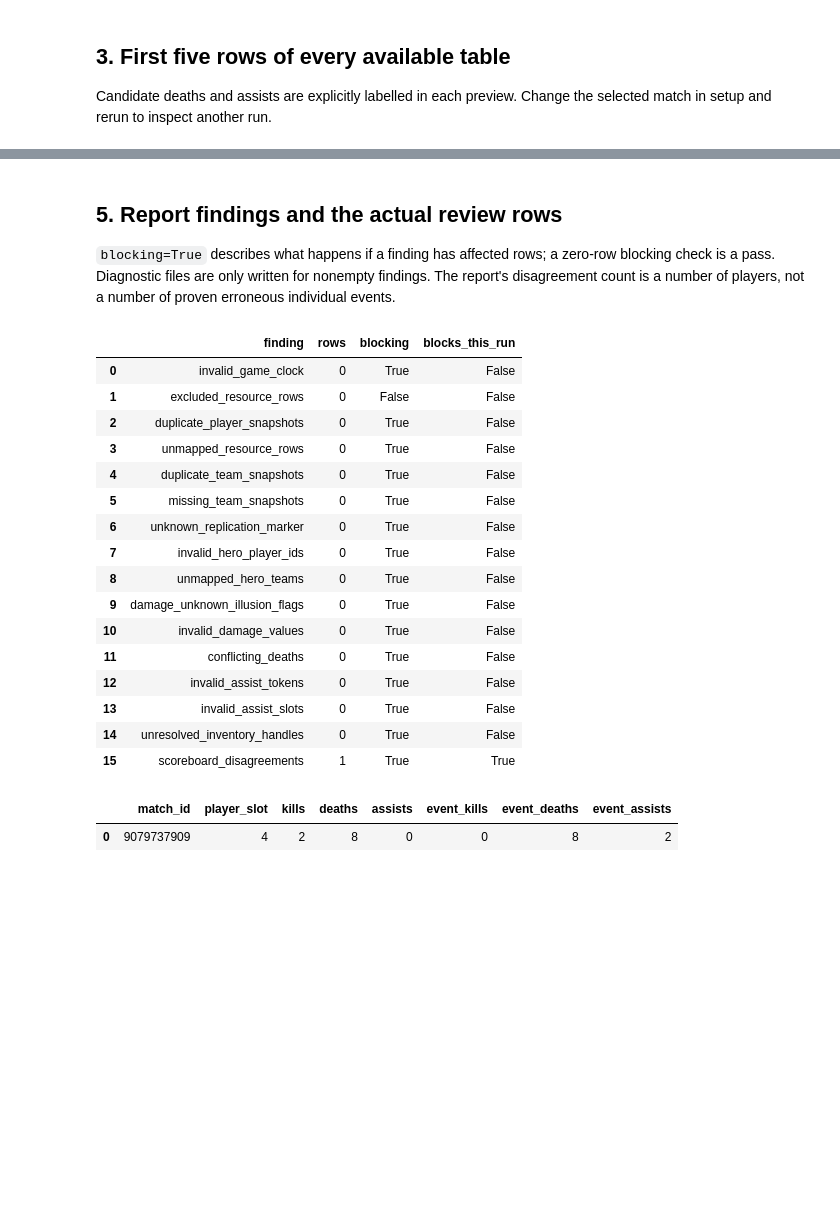
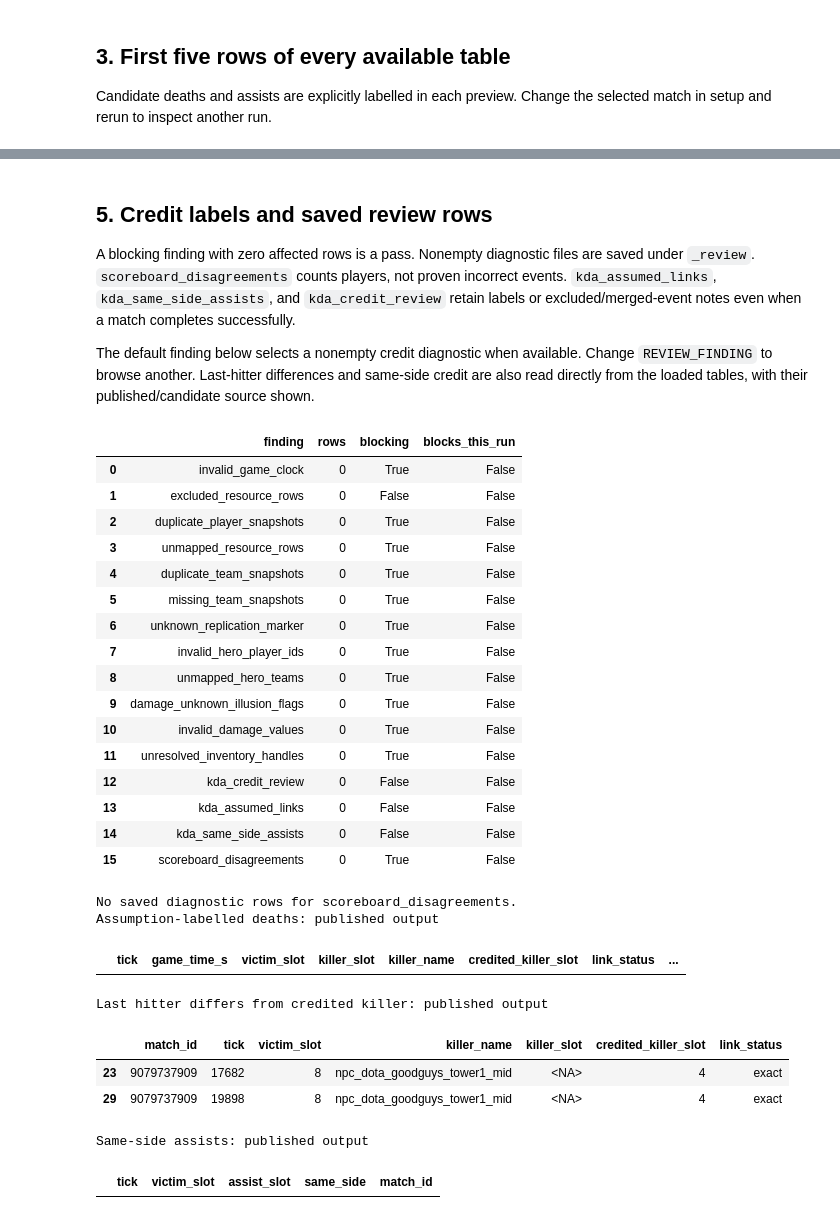
Before and after one commit to kohtw/dota-pipeline, a Jupyter notebook: notebooks/inspect_cleaned.ipynb, the cells around one changed output, grey strips where cells are left out. Saved outputs shown, nothing was run; the diff lists cells and outputs as text; code cells hidden in the pictures; blank space fills up the shorter version.

```diff
--- a/notebooks/inspect_cleaned.ipynb
+++ b/notebooks/inspect_cleaned.ipynb
@@ -75,12 +92,17 @@ for mid in match_ids:
     reports[mid] = report
     marker = CLEAN_DIR / "_complete" / f"match_id={mid}"
     marker_present = marker.exists() and any(p.is_file() for p in marker.rglob("*"))
-    ready = bool(marker_present and report and report.get("complete")
-                 and not report.get("preview") and not report.get("errors"))
+    ready = bool(marker_present and report and report.get("complete") is True
+                 and report.get("preview") is False and report.get("errors") == []
+                 and report.get("credit_method") == CREDIT_METHOD
+                 and report.get("contract_version") == CONTRACT_VERSION)
     run_rows.append({"match_id": mid, "report_found": report is not None,
         "preview": report.get("preview") if report else None,
         "report_complete": report.get("complete") if report else None,
-        "marker_present": marker_present, "ready": ready,
+        "marker_present": marker_present,
+        "credit_method": report.get("credit_method") if report else None,
+        "contract_version": report.get("contract_version") if report else None,
+        "ready": ready,
         "errors": "; ".join(report.get("errors", [])) if report else "Report missing"})
 run_status = pd.DataFrame(run_rows)
 display(run_status)
@@ -90,4 +112,5 @@ if MATCH_ID not in match_ids:
 report = reports[MATCH_ID]
 print("Selected match:", MATCH_ID)
 print("Report:", CLEAN_DIR / "_review" / f"match_id={MATCH_ID}" / "report.json")
+SELECTED_READY = bool(run_status.loc[run_status["match_id"].eq(MATCH_ID), "ready"].iloc[0])
 # %% [output]
@@ -127,13 +159,14 @@ for table in specs:
     candidate = CLEAN_DIR / "_review" / f"match_id={MATCH_ID}" / "candidates" / table / f"match_id={MATCH_ID}"
     expected = report.get("table_rows", {}).get(table) if report else None
     df = read_parts(regular, MATCH_ID)
-    source = "written table"; folder = regular
+    source = "published output" if SELECTED_READY else "written output - incomplete/unverified"
+    folder = regular
     if df is None:
         df = read_parts(candidate, MATCH_ID)
         source = "CANDIDATE - review only"; folder = candidate
     if df is None and table in OPTIONAL_EMPTY and expected == 0:
         df = empty_table(table)
-        source = "empty candidate" if table == "death_assists" and not bool(report.get("complete")) else "empty optional table"
+        source = "empty published table" if SELECTED_READY else "empty output - incomplete/unverified"
     if df is None:
         source = "MISSING"
     else:
@@ -143,6 +176,7 @@ for table in specs:
         "count_matches_report": len(df) == expected if df is not None and expected is not None else None})
 table_status = pd.DataFrame(table_rows)
 display(table_status)
-print("Written tables in a preview/incomplete run still have no completion guarantee.")
+print("Selected match:", "completed counter-based output" if SELECTED_READY else "incomplete/unverified output")
+print("Missing tables, row-count differences and schema problems remain visible below.")
 # %% [output]
 |  | table | source | loaded_rows | reported_rows | count_matches_report |
@@ -224,7 +263,10 @@ for table, df in tables.items():
     checks.append({"table": table, "source": sources[table], "missing_columns": ", ".join(missing),
         "rows_with_required_nulls": int(df[required].isna().any(axis=1).sum()),
         "repeated_key_groups": repeated,
-        "empty_required_table": df.empty and table not in OPTIONAL_EMPTY})
+        "empty_required_table": df.empty and table not in OPTIONAL_EMPTY,
+        "invalid_link_statuses": int((~df["link_status"].isin(
+            ["exact", "participant_assumed", "same_side_possible"])).sum())
+            if table == "deaths" and "link_status" in df else None})
     for path in sorted(folders[table].glob("*.parquet")):
         schema = pq.ParquetFile(path).schema_arrow
         for c in spec["columns"]:
@@ -276,42 +318,69 @@ Physical type mismatches:
 | 27 | player_stats | tower_damage | DOUBLE PRECISION | double | True |
 | 28 | player_stats | healing | DOUBLE PRECISION | double | True |
 # %% [markdown]
-## 5. Report findings and the actual review rows
+## 5. Credit labels and saved review rows
 
-`blocking=True` describes what happens if a finding has affected rows; a zero-row blocking check
-is a pass. Diagnostic files are only written for nonempty findings. The report's disagreement
-count is a number of players, not a number of proven erroneous individual events.
+A blocking finding with zero affected rows is a pass. Nonempty diagnostic files are
+saved under `_review`. `scoreboard_disagreements` counts players, not proven incorrect
+events. `kda_assumed_links`, `kda_same_side_assists`, and `kda_credit_review` retain
+labels or excluded/merged-event notes even when a match completes successfully.
+
+The default finding below selects a nonempty credit diagnostic when available. Change
+`REVIEW_FINDING` to browse another. Last-hitter differences and same-side credit are
+also read directly from the loaded tables, with their published/candidate source shown.
 # %%
 findings = pd.DataFrame([{"finding": name, **details}
     for name, details in (report.get("findings", {}) if report else {}).items()])
 if not findings.empty:
     findings["blocks_this_run"] = findings["blocking"] & findings["rows"].gt(0)
 display(findings)
 review_dir = CLEAN_DIR / "_review" / f"match_id={MATCH_ID}"
-REVIEW_FINDING = "scoreboard_disagreements"
+nonempty_findings = [name for name, detail in (report.get("findings", {}) if report else {}).items()
+                     if detail.get("rows", 0) > 0]
+REVIEW_FINDING = next((name for name in ["kda_assumed_links", "kda_same_side_assists", "kda_credit_review"]
+                       if name in nonempty_findings), "scoreboard_disagreements")
 review_rows = read_parts(review_dir / REVIEW_FINDING)
 if review_rows is None:
     print(f"No saved diagnostic rows for {REVIEW_FINDING}.")
 else:
     display(review_rows)
+if "deaths" in tables and {"credited_killer_slot", "link_status"}.issubset(tables["deaths"].columns):
+    deaths = tables["deaths"]
+    print("Assumption-labelled deaths:", sources["deaths"])
+    display(deaths.loc[deaths["link_status"].ne("exact")])
+    print("Last hitter differs from credited killer:", sources["deaths"])
+    display(deaths.loc[deaths["credited_killer_slot"].notna()
+        & (deaths["killer_slot"].isna()
+           | deaths["killer_slot"].ne(deaths["credited_killer_slot"]).fillna(False)),
+        ["match_id", "tick", "victim_slot", "killer_name", "killer_slot", "credited_killer_slot", "link_status"]])
+if "death_assists" in tables and "same_side" in tables["death_assists"]:
+    print("Same-side assists:", sources["death_assists"])
+    display(tables["death_assists"].loc[tables["death_assists"]["same_side"].fillna(False)])
 # %% [output]
 |  | finding | rows | blocking | blocks_this_run |
 | 0 | invalid_game_clock | 0 | True | False |
 | 1 | excluded_resource_rows | 0 | False | False |
 | 2 | duplicate_player_snapshots | 0 | True | False |
 | 3 | unmapped_resource_rows | 0 | True | False |
 | 4 | duplicate_team_snapshots | 0 | True | False |
 | 5 | missing_team_snapshots | 0 | True | False |
 | 6 | unknown_replication_marker | 0 | True | False |
 | 7 | invalid_hero_player_ids | 0 | True | False |
 | 8 | unmapped_hero_teams | 0 | True | False |
 | 9 | damage_unknown_illusion_flags | 0 | True | False |
 | 10 | invalid_damage_values | 0 | True | False |
-| 11 | conflicting_deaths | 0 | True | False |
-| 12 | invalid_assist_tokens | 0 | True | False |
-| 13 | invalid_assist_slots | 0 | True | False |
-| 14 | unresolved_inventory_handles | 0 | True | False |
-| 15 | scoreboard_disagreements | 1 | True | True |
+| 11 | unresolved_inventory_handles | 0 | True | False |
+| 12 | kda_credit_review | 0 | False | False |
+| 13 | kda_assumed_links | 0 | False | False |
+| 14 | kda_same_side_assists | 0 | False | False |
+| 15 | scoreboard_disagreements | 0 | True | False |
+No saved diagnostic rows for scoreboard_disagreements.
+Assumption-labelled deaths: published output
-|  | match_id | player_slot | kills | deaths | assists | event_kills | event_deaths | event_assists |
-| 0 | 9079737909 | 4 | 2 | 8 | 0 | 0 | 8 | 2 |
+|  | tick | game_time_s | victim_slot | killer_slot | killer_name | credited_killer_slot | link_status | ... |
+Last hitter differs from credited killer: published output
+|  | match_id | tick | victim_slot | killer_name | killer_slot | credited_killer_slot | link_status |
+| 23 | 9079737909 | 17682 | 8 | npc_dota_goodguys_tower1_mid | <NA> | 4 | exact |
+| 29 | 9079737909 | 19898 | 8 | npc_dota_goodguys_tower1_mid | <NA> | 4 | exact |
+Same-side assists: published output
+|  | tick | victim_slot | assist_slot | same_side | match_id |
 # %% [markdown]
```
Also changed, not shown: parts of 17 cells of this notebook, 49 other files.
